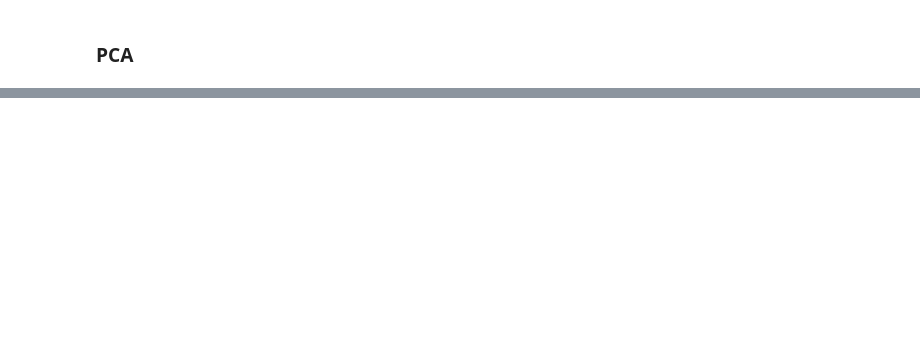
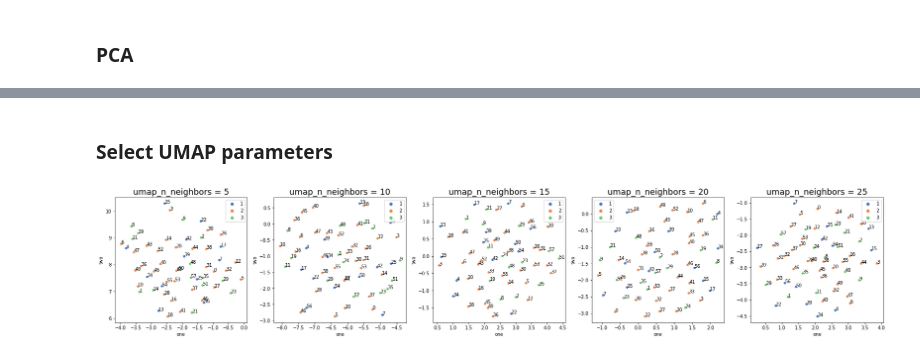
Before and after one commit to RomanKotybeev/NLP_medicine, a Jupyter notebook: rozhi1.ipynb, the cells around one changed output, grey strips where cells are left out. Saved outputs shown, nothing was run; the diff lists cells and outputs as text; code cells hidden in the pictures; blank space fills up the shorter version.

```diff
--- a/rozhi1.ipynb
+++ b/rozhi1.ipynb
@@ -529,0 +195,13 @@ for n in range(5,10):
+# %% [markdown]
+### Select UMAP parameters
+# %%
+ax_list = []
+plt.figure(figsize=(30,5))
+for n in range(1,6):
+    fit = umap.UMAP(
+        n_neighbors=n*5,
+        n_components=2)
+    title='umap_n_neighbors = {}'.format(n*5)
+    draw_plot(fit, title, n, ax_list)
+# %% [output]
+[figure, added]
```
Also changed, not shown: parts of 62 cells of this notebook.
